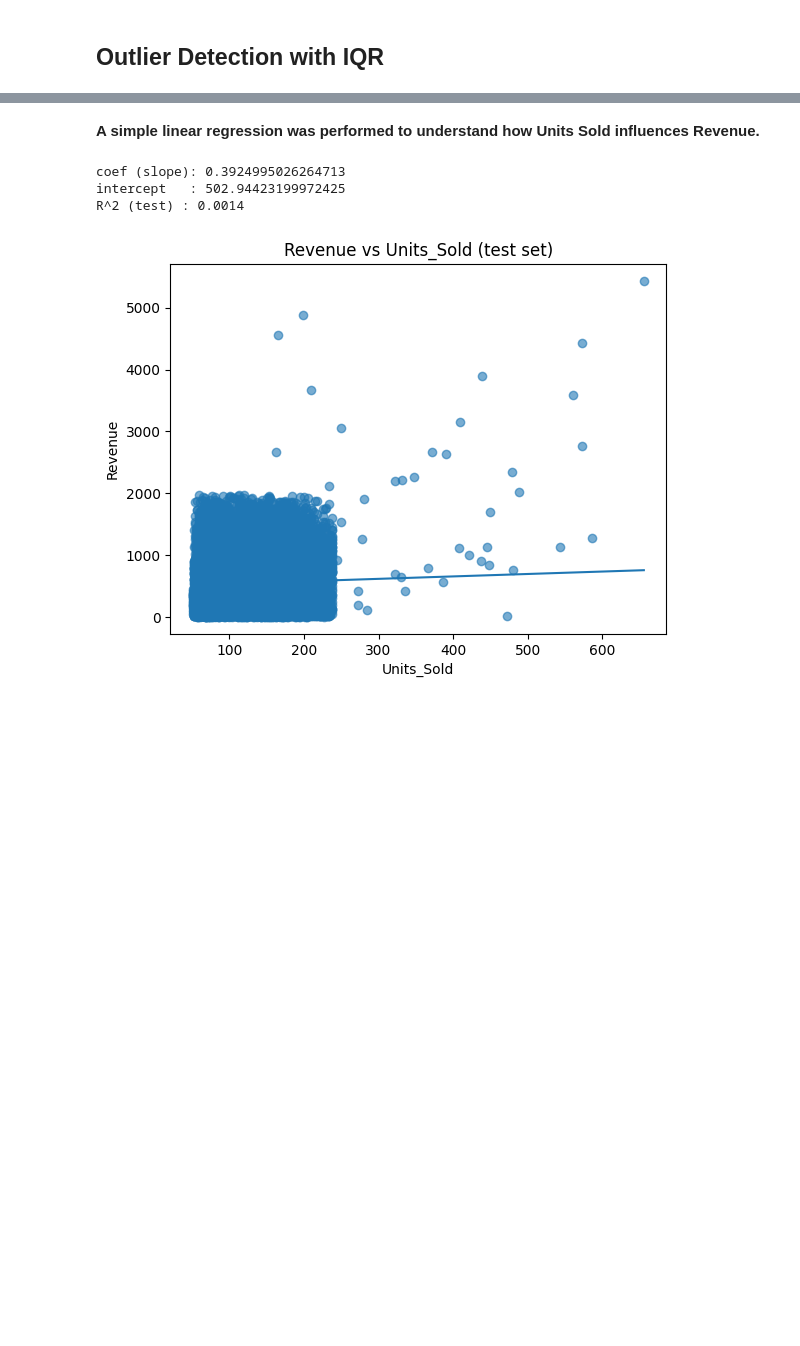
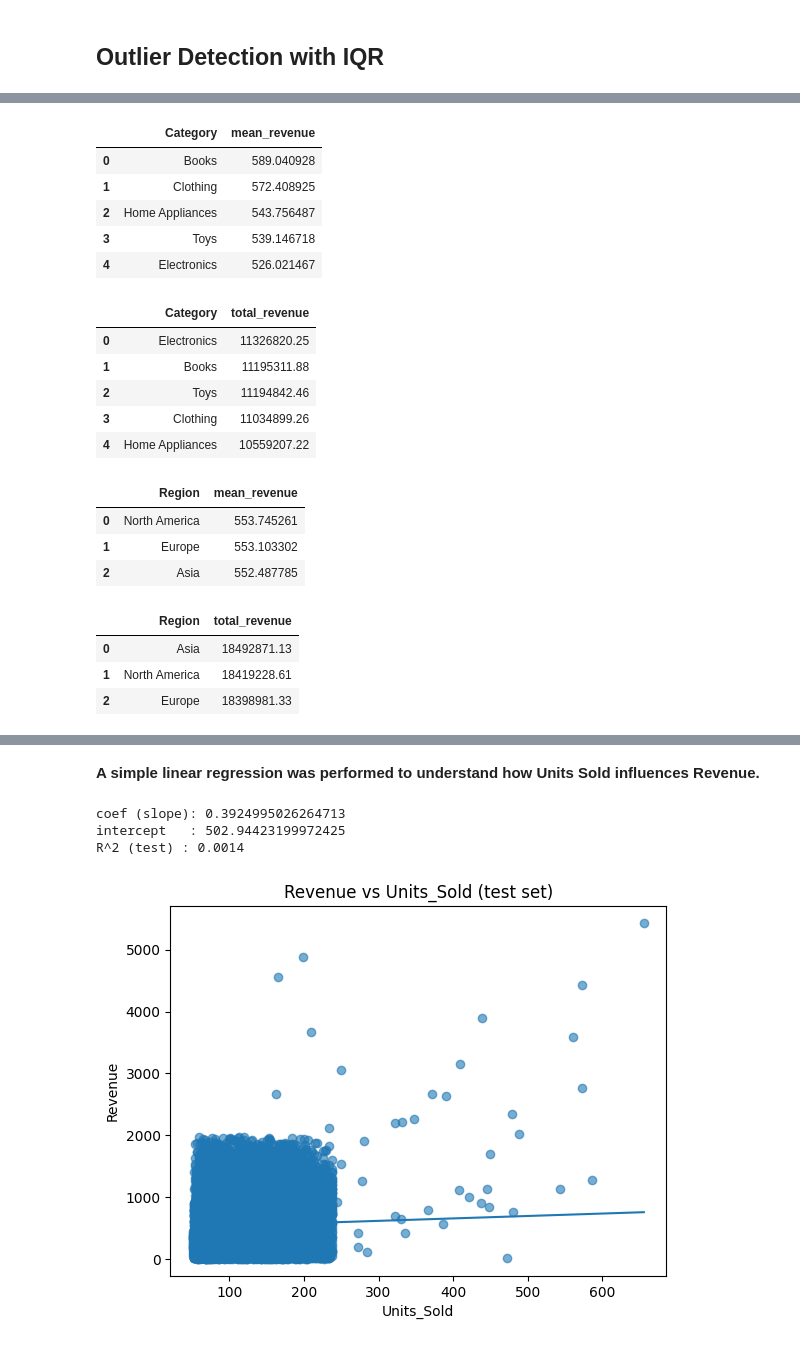
Before and after one commit to Ruchika-01/E_commerce_Dataset_Analysis, a Jupyter notebook: E_commerce_Data_Analysis.ipynb, the cells around one changed output, grey strips where cells are left out. Drawn from its saved outputs; the diff is of its cells as text; code cells hidden in the pictures; blank space fills up the shorter version.

```diff
--- a/E_commerce_Data_Analysis.ipynb
+++ b/E_commerce_Data_Analysis.ipynb
@@ -321,0 +261,7 @@ Top 10% transactions contribute: 26.26% of total revenue
+# %%
+import duckdb
+
+con = duckdb.connect()
+
+# Register pandas DataFrame as SQL table
+con.register("ecommerce_sales", df)
@@ -338,0 +272,64 @@ Revenue IQR bounds: [-655.65, 1,682.77] — Outliers: 1358 / 100000 (1.36%)
+# %%
+# Mean revenue by Category
+query_category_mean = """
+SELECT Category, AVG(Revenue) AS mean_revenue
+FROM ecommerce_sales
+GROUP BY Category
+ORDER BY mean_revenue DESC
+LIMIT 10;
+"""
+display(con.execute(query_category_mean).df())
+
+
+# Total revenue by Category
+query_category_sum = """
+SELECT Category, SUM(Revenue) AS total_revenue
+FROM ecommerce_sales
+GROUP BY Category
+ORDER BY total_revenue DESC
+LIMIT 10;
+"""
+display(con.execute(query_category_sum).df())
+
+
+# Mean revenue by Region
+query_region_mean = """
+SELECT Region, AVG(Revenue) AS mean_revenue
+FROM ecommerce_sales
+GROUP BY Region
+ORDER BY mean_revenue DESC
+LIMIT 10;
+"""
+display(con.execute(query_region_mean).df())
+
+
+# Total revenue by Region
+query_region_sum = """
+SELECT Region, SUM(Revenue) AS total_revenue
+FROM ecommerce_sales
+GROUP BY Region
+ORDER BY total_revenue DESC
+LIMIT 10;
+"""
+display(con.execute(query_region_sum).df())
+# %% [output]
+|  | Category | mean_revenue |
+| 0 | Books | 589.040928 |
+| 1 | Clothing | 572.408925 |
+| 2 | Home Appliances | 543.756487 |
+| 3 | Toys | 539.146718 |
+| 4 | Electronics | 526.021467 |
+|  | Category | total_revenue |
+| 0 | Electronics | 11326820.25 |
+| 1 | Books | 11195311.88 |
+| 2 | Toys | 11194842.46 |
+| 3 | Clothing | 11034899.26 |
+| 4 | Home Appliances | 10559207.22 |
+|  | Region | mean_revenue |
+| 0 | North America | 553.745261 |
+| 1 | Europe | 553.103302 |
+| 2 | Asia | 552.487785 |
+|  | Region | total_revenue |
+| 0 | Asia | 18492871.13 |
+| 1 | North America | 18419228.61 |
+| 2 | Europe | 18398981.33 |
```
Also changed, not shown: parts of 7 cells of this notebook.
